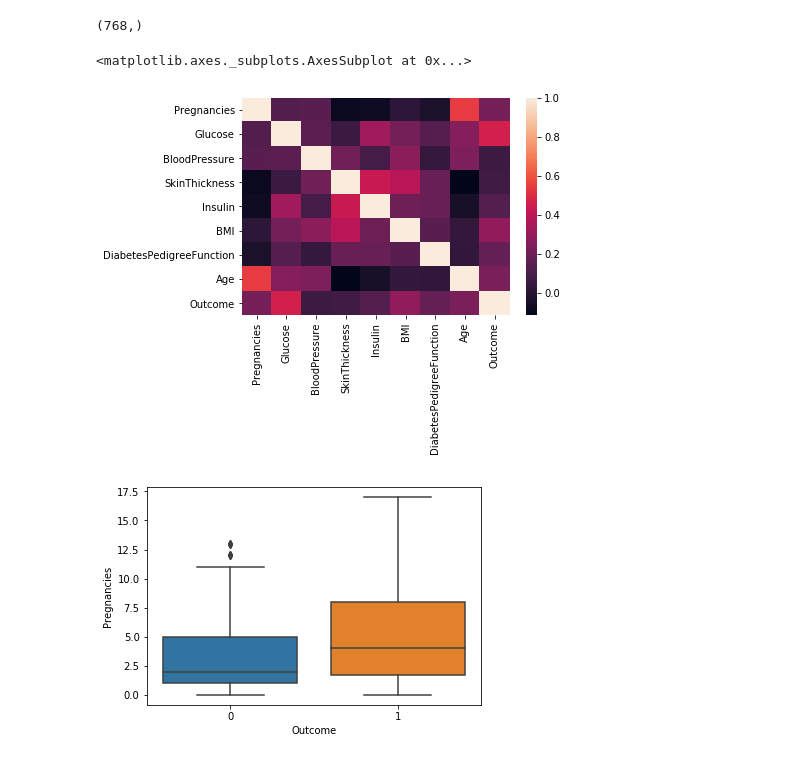
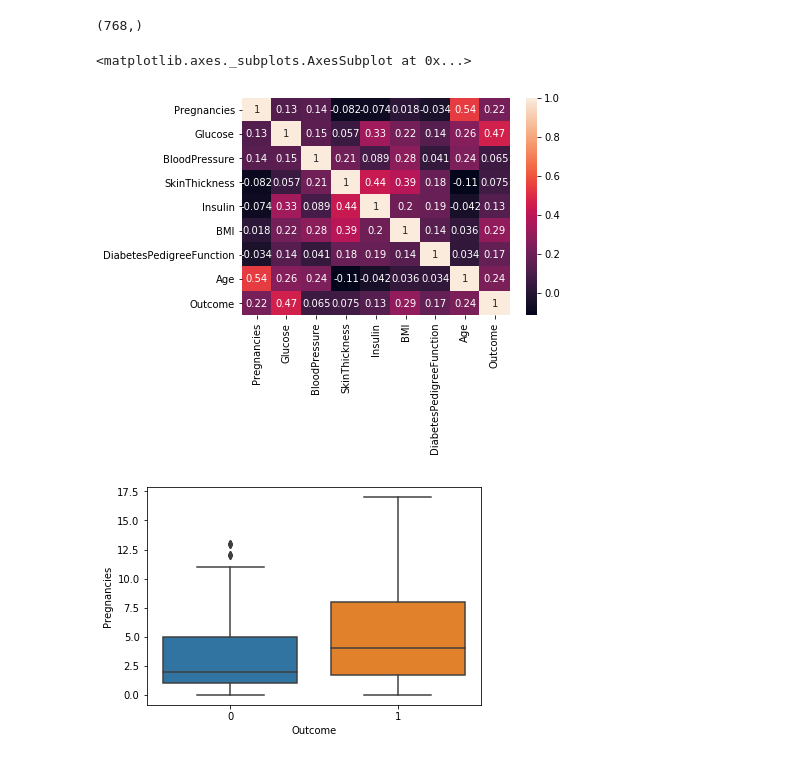
Before and after one commit to setijo01/DS420_Midterm, a Jupyter notebook: DS420_Midterm_PimaIndianDiabetes.ipynb, the cells around one changed output. Cells and saved outputs as stored; diff of their text form; code cells hidden in the pictures.

```diff
--- a/DS420_Midterm_PimaIndianDiabetes.ipynb
+++ b/DS420_Midterm_PimaIndianDiabetes.ipynb
@@ -74,10 +74,10 @@ y.shape
 (768,)
 # %%
 #plotting correlation heatmap between attributes
-sns.heatmap(data.corr())
+sns.heatmap(data.corr(), annot=True)
 # %% [output]
 <matplotlib.axes._subplots.AxesSubplot at 0x...>
-[figure, old version]
+[figure, new version]
 # %%
 #plotting whisker plot on different attributes
 ax = sns.boxplot(x='Outcome', y= 'Pregnancies', data = data)
```
Also changed, not shown: parts of 7 cells of this notebook.
